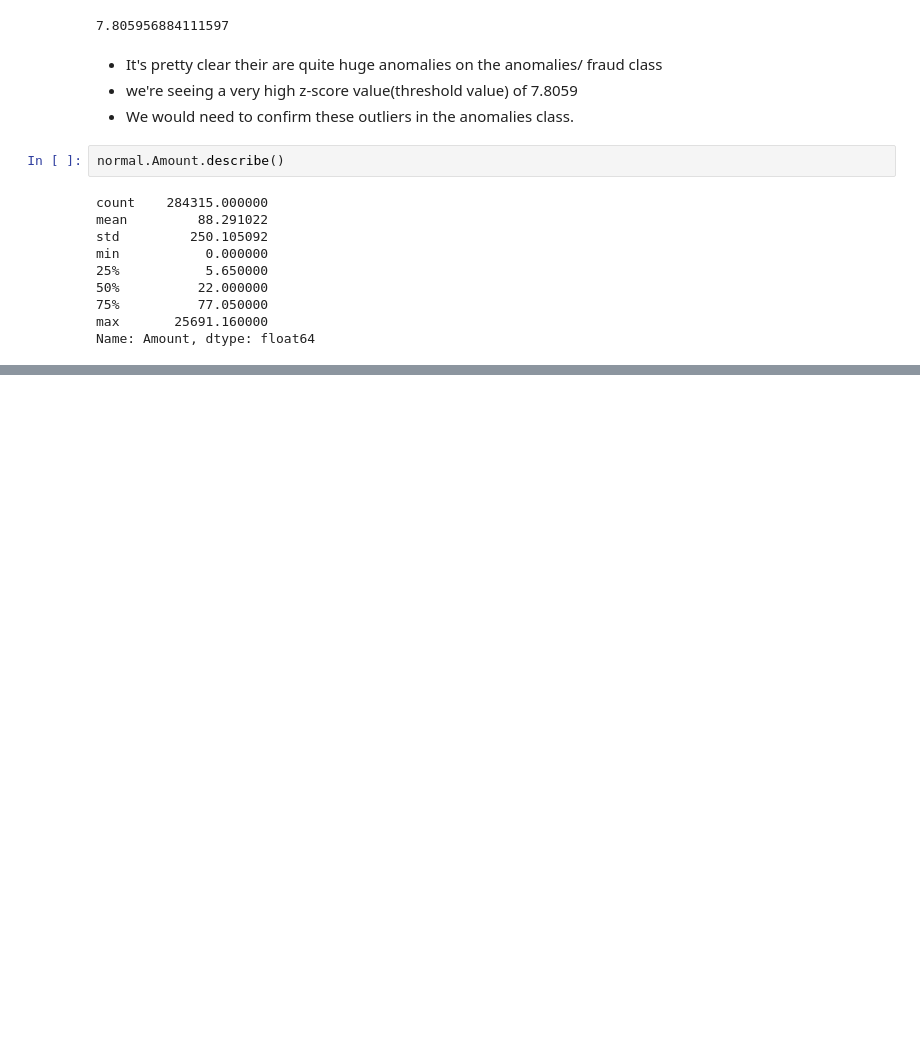
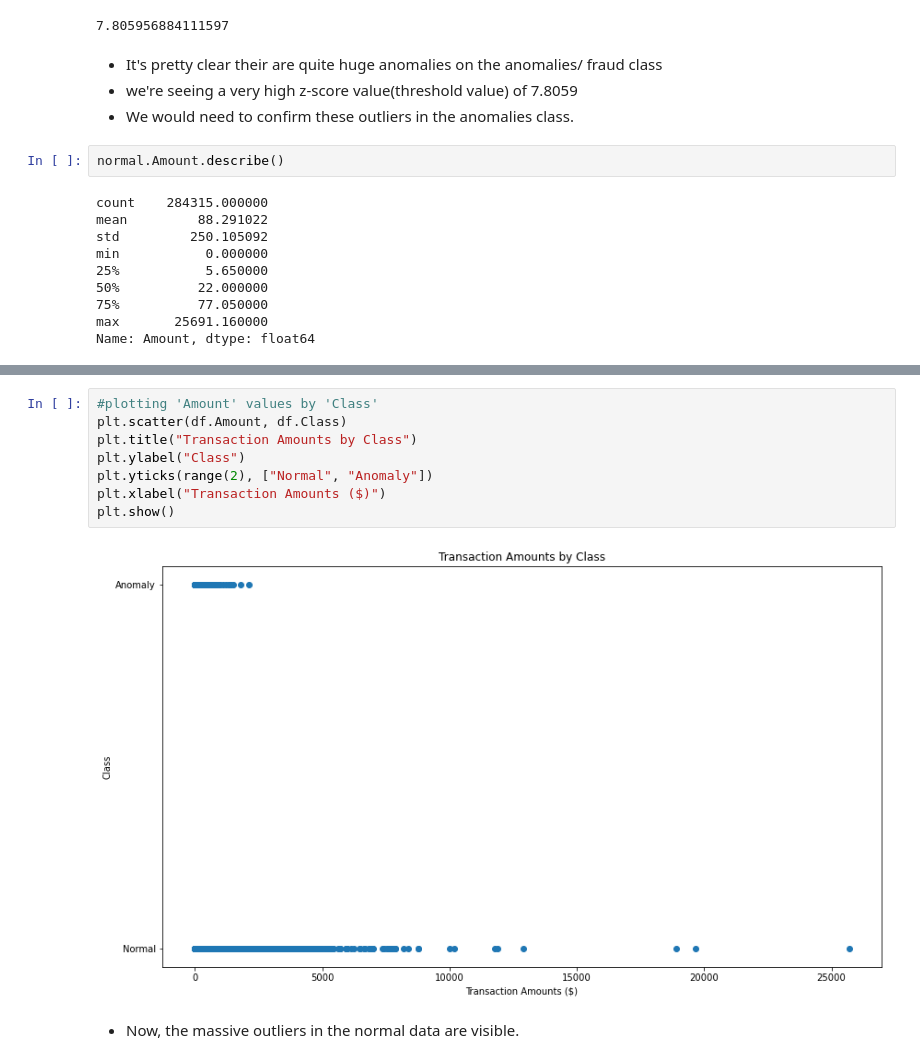
Before and after one commit to Joshua-Abok/mlops-w-creditcard-data, a Jupyter notebook: cc_dataset_analysis.ipynb, the cells around one changed output, grey strips where cells are left out. Drawn from its saved outputs; the diff is of its cells as text; blank space fills up the shorter version.

```diff
--- a/cc_dataset_analysis.ipynb
+++ b/cc_dataset_analysis.ipynb
@@ -110,0 +162,12 @@ Name: Amount, dtype: float64
+# %%
+#plotting 'Amount' values by 'Class'
+plt.scatter(df.Amount, df.Class)
+plt.title("Transaction Amounts by Class")
+plt.ylabel("Class")
+plt.yticks(range(2), ["Normal", "Anomaly"])
+plt.xlabel("Transaction Amounts ($)")
+plt.show()
+# %% [output]
+[figure, added]
+# %% [markdown]
+* Now, the massive outliers in the normal data are visible.
```
Also changed, not shown: parts of 10 cells of this notebook.
